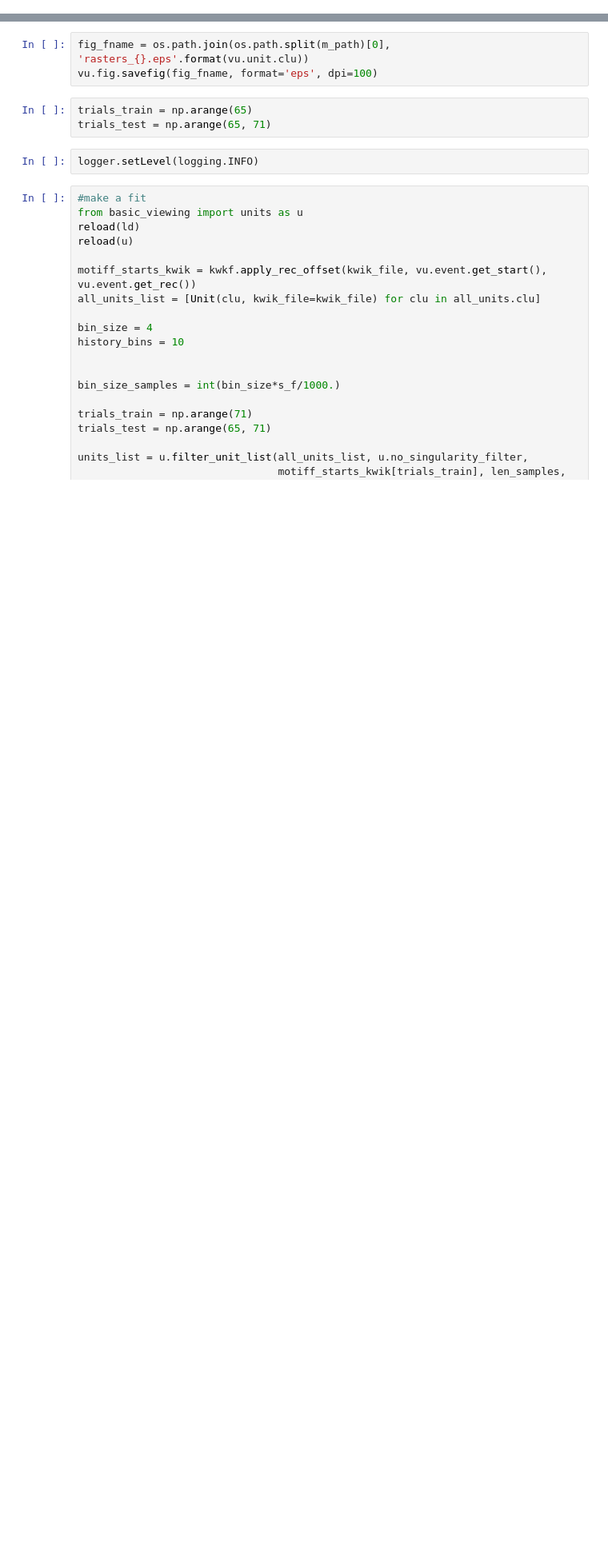
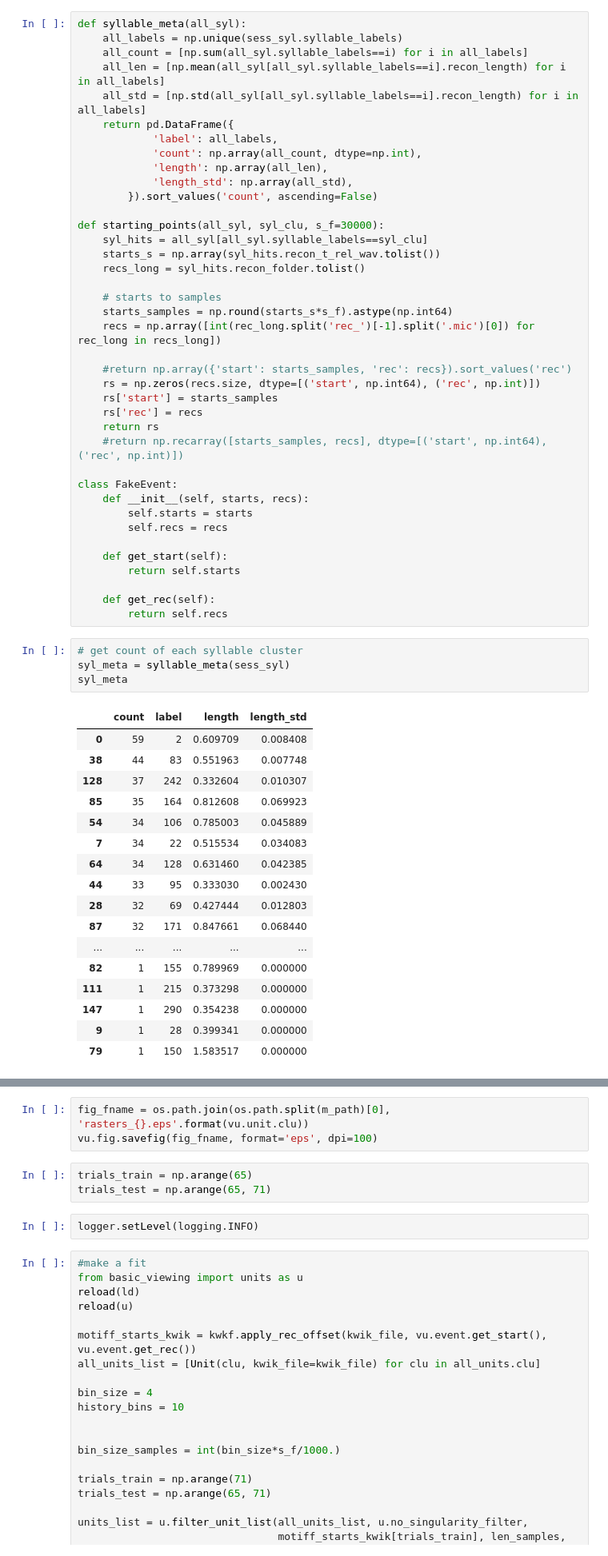
Before and after one commit to zekearneodo/ephysflow, a Jupyter notebook: view_rasters-singing-kilo-b1114.ipynb, the cells around one changed output, grey strips where cells are left out. Shown at 80% size. Saved outputs shown, nothing was run; the diff lists cells and outputs as text; blank space fills up the shorter version.

```diff
--- a/view_rasters-singing-kilo-b1114.ipynb
+++ b/view_rasters-singing-kilo-b1114.ipynb
@@ -187,0 +93,61 @@ plt.plot(m_chunk.data)
+# %%
+def syllable_meta(all_syl):
+    all_labels = np.unique(sess_syl.syllable_labels)
+    all_count = [np.sum(all_syl.syllable_labels==i) for i in all_labels]
+    all_len = [np.mean(all_syl[all_syl.syllable_labels==i].recon_length) for i in all_labels]
+    all_std = [np.std(all_syl[all_syl.syllable_labels==i].recon_length) for i in all_labels]
+    return pd.DataFrame({
+            'label': all_labels,
+            'count': np.array(all_count, dtype=np.int),
+            'length': np.array(all_len),
+            'length_std': np.array(all_std),
+        }).sort_values('count', ascending=False)
+
+def starting_points(all_syl, syl_clu, s_f=30000):
+    syl_hits = all_syl[all_syl.syllable_labels==syl_clu]
+    starts_s = np.array(syl_hits.recon_t_rel_wav.tolist())
+    recs_long = syl_hits.recon_folder.tolist()
+
+    # starts to samples
+    starts_samples = np.round(starts_s*s_f).astype(np.int64)
+    recs = np.array([int(rec_long.split('rec_')[-1].split('.mic')[0]) for rec_long in recs_long])
+
+    #return np.array({'start': starts_samples, 'rec': recs}).sort_values('rec')
+    rs = np.zeros(recs.size, dtype=[('start', np.int64), ('rec', np.int)])
+    rs['start'] = starts_samples
+    rs['rec'] = recs
+    return rs
+    #return np.recarray([starts_samples, recs], dtype=[('start', np.int64), ('rec', np.int)])
+
+class FakeEvent:
+    def __init__(self, starts, recs):
+        self.starts = starts
+        self.recs = recs
+
+    def get_start(self):
+        return self.starts
+
+    def get_rec(self):
+        return self.recs
+# %%
+# get count of each syllable cluster
+syl_meta = syllable_meta(sess_syl)
+syl_meta
+# %% [output]
+|  | count | label | length | length_std |
+| 0 | 59 | 2 | 0.609709 | 0.008408 |
+| 38 | 44 | 83 | 0.551963 | 0.007748 |
+| 128 | 37 | 242 | 0.332604 | 0.010307 |
+| 85 | 35 | 164 | 0.812608 | 0.069923 |
+| 54 | 34 | 106 | 0.785003 | 0.045889 |
+| 7 | 34 | 22 | 0.515534 | 0.034083 |
+| 64 | 34 | 128 | 0.631460 | 0.042385 |
+| 44 | 33 | 95 | 0.333030 | 0.002430 |
+| 28 | 32 | 69 | 0.427444 | 0.012803 |
+| 87 | 32 | 171 | 0.847661 | 0.068440 |
+| ... | ... | ... | ... | ... |
+| 82 | 1 | 155 | 0.789969 | 0.000000 |
+| 111 | 1 | 215 | 0.373298 | 0.000000 |
+| 147 | 1 | 290 | 0.354238 | 0.000000 |
+| 9 | 1 | 28 | 0.399341 | 0.000000 |
+| 79 | 1 | 150 | 1.583517 | 0.000000 |
```
Also changed, not shown: parts of 26 cells of this notebook, 10 other files.
